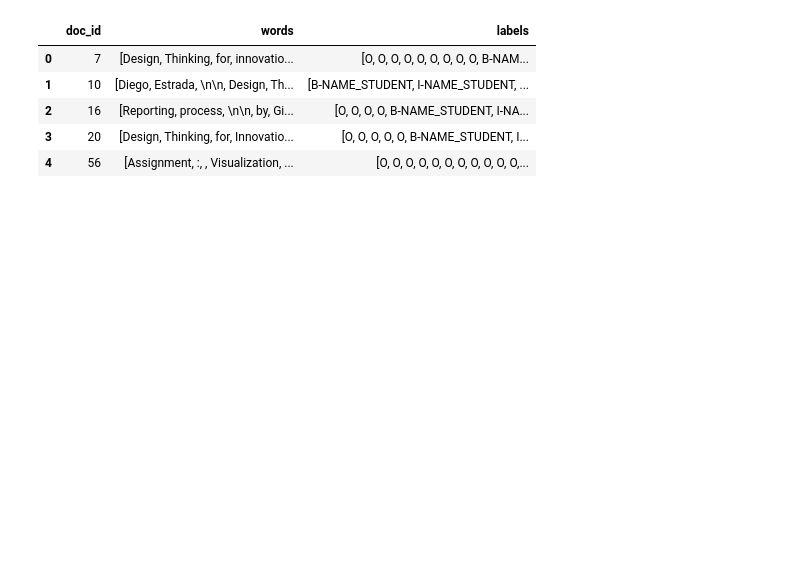
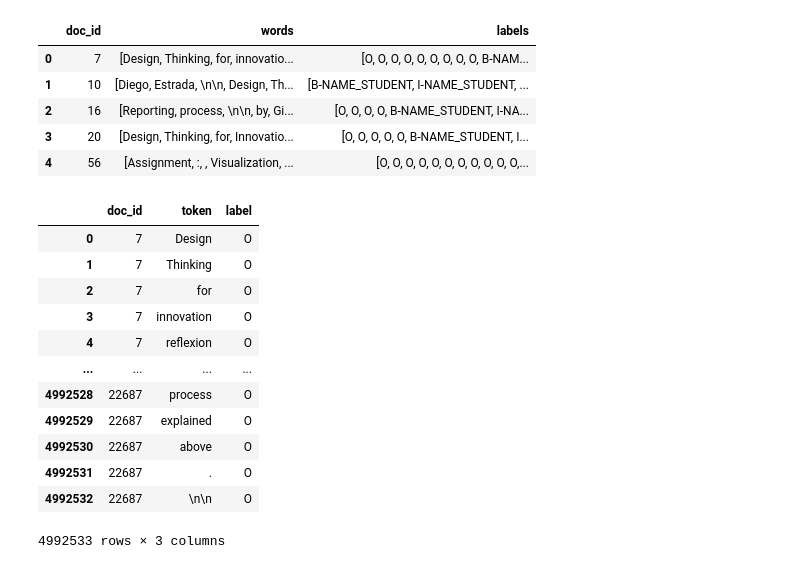
Before and after one commit to VellankiSaiKiran/PII-Detection-Using-BERT-and-ELECTRA, a Jupyter notebook: PII_FirstDraft.ipynb, the cells around one changed output. Drawn from its saved outputs; the diff is of its cells as text; code cells hidden in the pictures; blank space fills up the shorter version.

```diff
--- a/PII_FirstDraft.ipynb
+++ b/PII_FirstDraft.ipynb
@@ -135,3 +111,37 @@ train_data.head()
 | 2 | 16 | [Reporting, process, \n\n, by, Gi... | [O, O, O, O, B-NAME_STUDENT, I-NA... |
 | 3 | 20 | [Design, Thinking, for, Innovatio... | [O, O, O, O, O, B-NAME_STUDENT, I... |
 | 4 | 56 | [Assignment, :, , Visualization, ... | [O, O, O, O, O, O, O, O, O, O, O,... |
+# %%
+import pandas as pd
+
+# Assuming 'train_data' is the original DataFrame you're working with.
+
+# Create a new DataFrame by repeating the doc_id for each token
+expanded_doc_id = train_data.explode('words')['doc_id'].reset_index(drop=True)
+
+# Explode the words and labels columns to get a series of tokens and labels
+tokens = train_data['words'].explode().reset_index(drop=True)
+labels = train_data['labels'].explode().reset_index(drop=True)
+
+# Now create the result DataFrame from the expanded series
+result_df = pd.DataFrame({
+    'doc_id': expanded_doc_id,
+    'token': tokens,
+    'label': labels
+})
+
+result_df
+# %% [output]
+|  | doc_id | token | label |
+| 0 | 7 | Design | O |
+| 1 | 7 | Thinking | O |
+| 2 | 7 | for | O |
+| 3 | 7 | innovation | O |
+| 4 | 7 | reflexion | O |
+| ... | ... | ... | ... |
+| 4992528 | 22687 | process | O |
+| 4992529 | 22687 | explained | O |
+| 4992530 | 22687 | above | O |
+| 4992531 | 22687 | . | O |
+| 4992532 | 22687 | \n\n | O |
+4992533 rows × 3 columns
```
Also changed, not shown: parts of 15 cells of this notebook.
